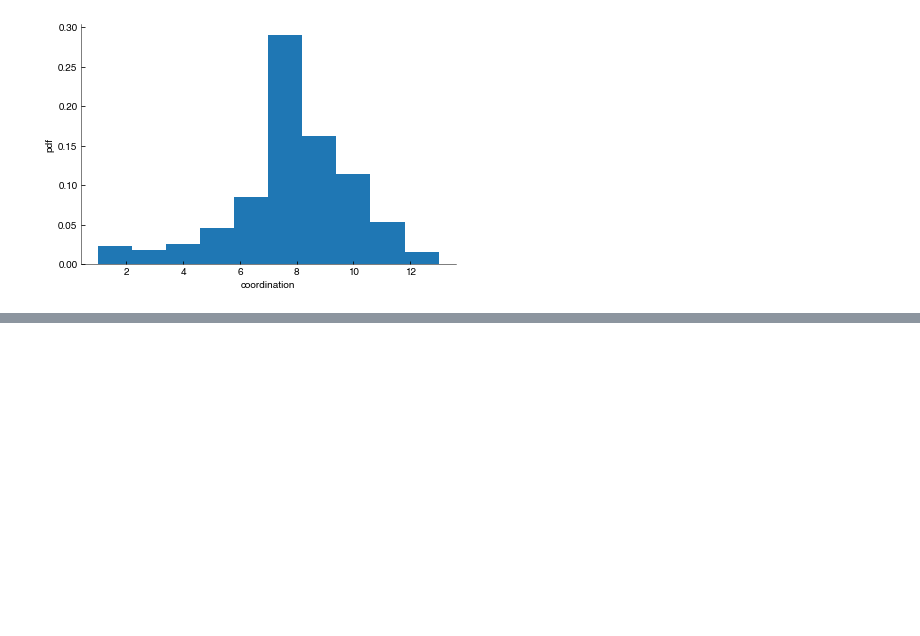
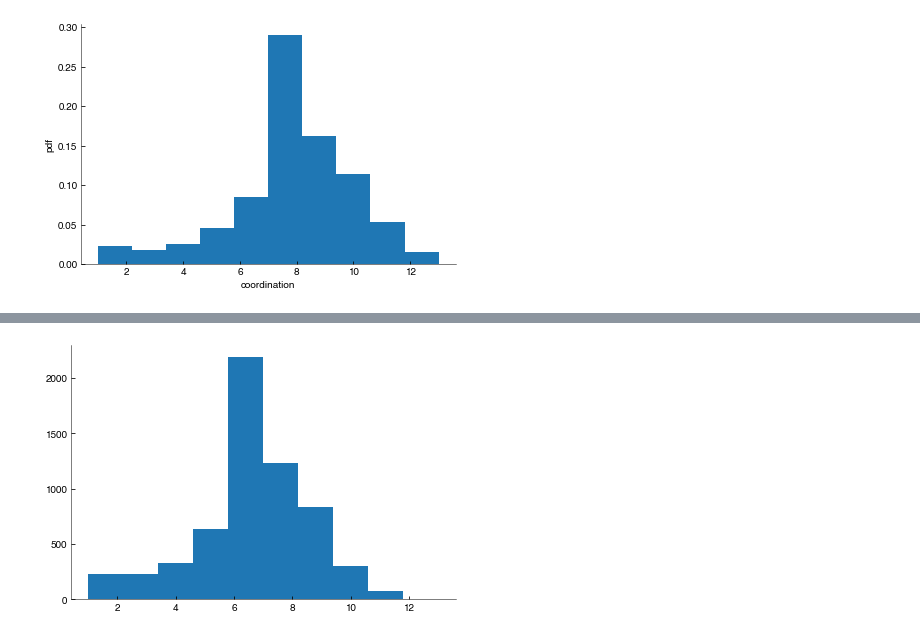
Before and after one commit to FTurci/canard-enchaine, a Jupyter notebook: Analysis.ipynb, the cells around one changed output, grey strips where cells are left out. Cells and saved outputs as stored; diff of their text form; code cells hidden in the pictures; blank space fills up the shorter version.

```diff
--- a/Analysis.ipynb
+++ b/Analysis.ipynb
@@ -110,0 +172,6 @@ plt.xlabel('total contact volume'); plt.ylabel('coordination');
+# %%
+centrality = nx.degree_centrality(G)
+# %%
+plt.hist(np.array(list(centrality.values()))*G.number_of_nodes());
+# %% [output]
+[figure, added]
```
Also changed, not shown: parts of 25 cells of this notebook, 6 other files.
